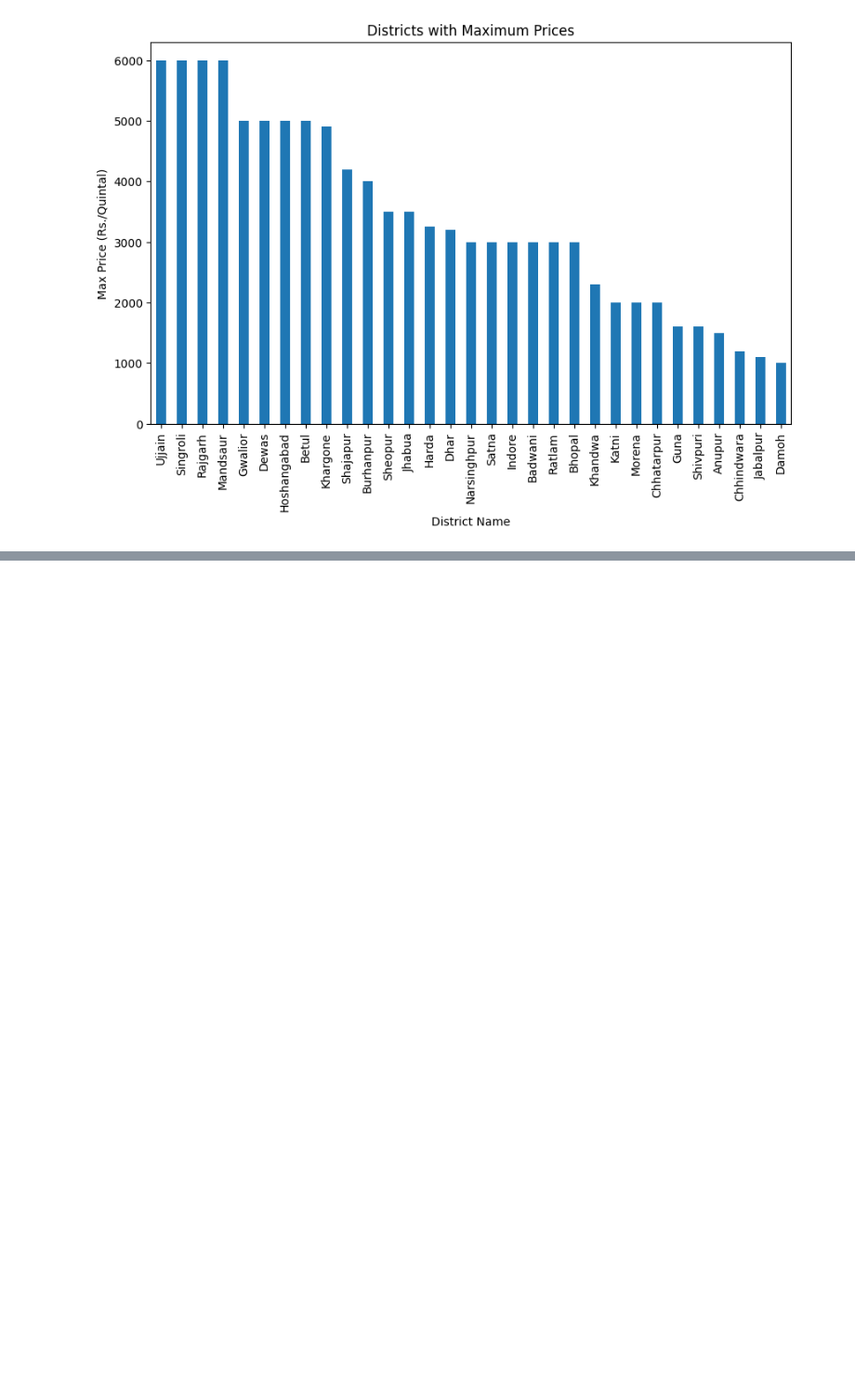
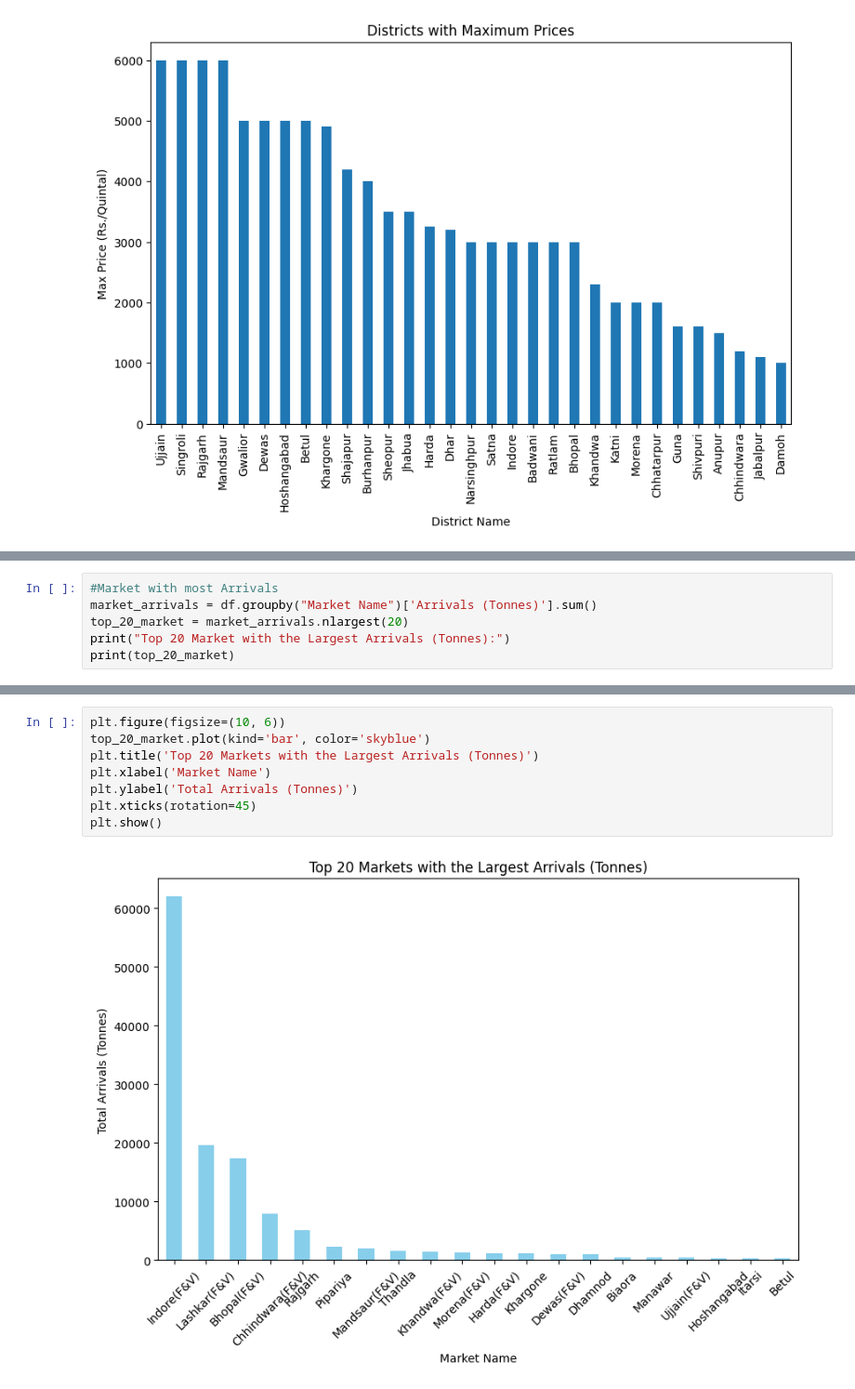
Before and after one commit to Abuthalib/AGRIMARK, a Jupyter notebook: Cabbage_Agmark_MP.ipynb, the cells around one changed output, grey strips where cells are left out. Shown at 93% size. Cells and saved outputs as stored; diff of their text form; blank space fills up the shorter version.

```diff
--- a/Cabbage_Agmark_MP.ipynb
+++ b/Cabbage_Agmark_MP.ipynb
@@ -407,0 +481,6 @@ plt.show()
+# %%
+#Market with most Arrivals
+market_arrivals = df.groupby("Market Name")['Arrivals (Tonnes)'].sum()
+top_20_market = market_arrivals.nlargest(20)
+print("Top 20 Market with the Largest Arrivals (Tonnes):")
+print(top_20_market)
@@ -407,0 +505,10 @@ plt.show()
+# %%
+plt.figure(figsize=(10, 6))
+top_20_market.plot(kind='bar', color='skyblue')
+plt.title('Top 20 Markets with the Largest Arrivals (Tonnes)')
+plt.xlabel('Market Name')
+plt.ylabel('Total Arrivals (Tonnes)')
+plt.xticks(rotation=45)
+plt.show()
+# %% [output]
+[figure, added]
```
Also changed, not shown: parts of 21 cells of this notebook, 1 other file.
